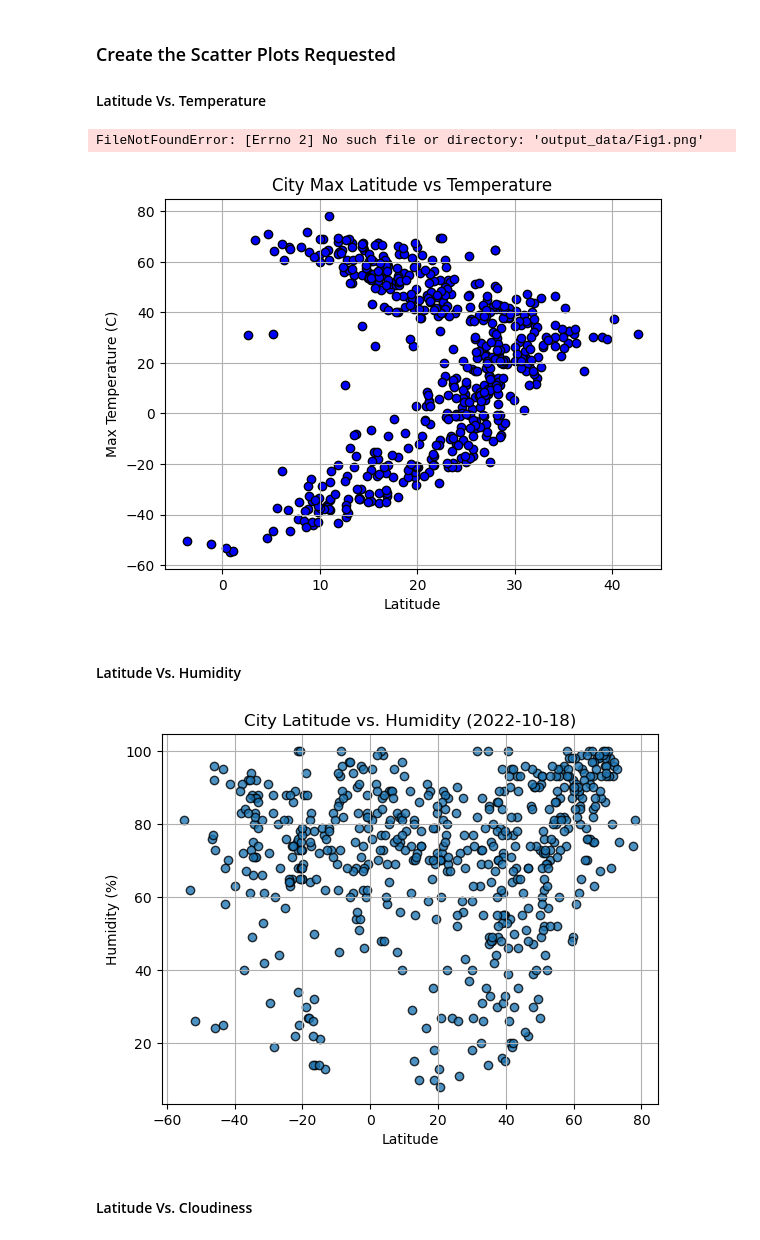
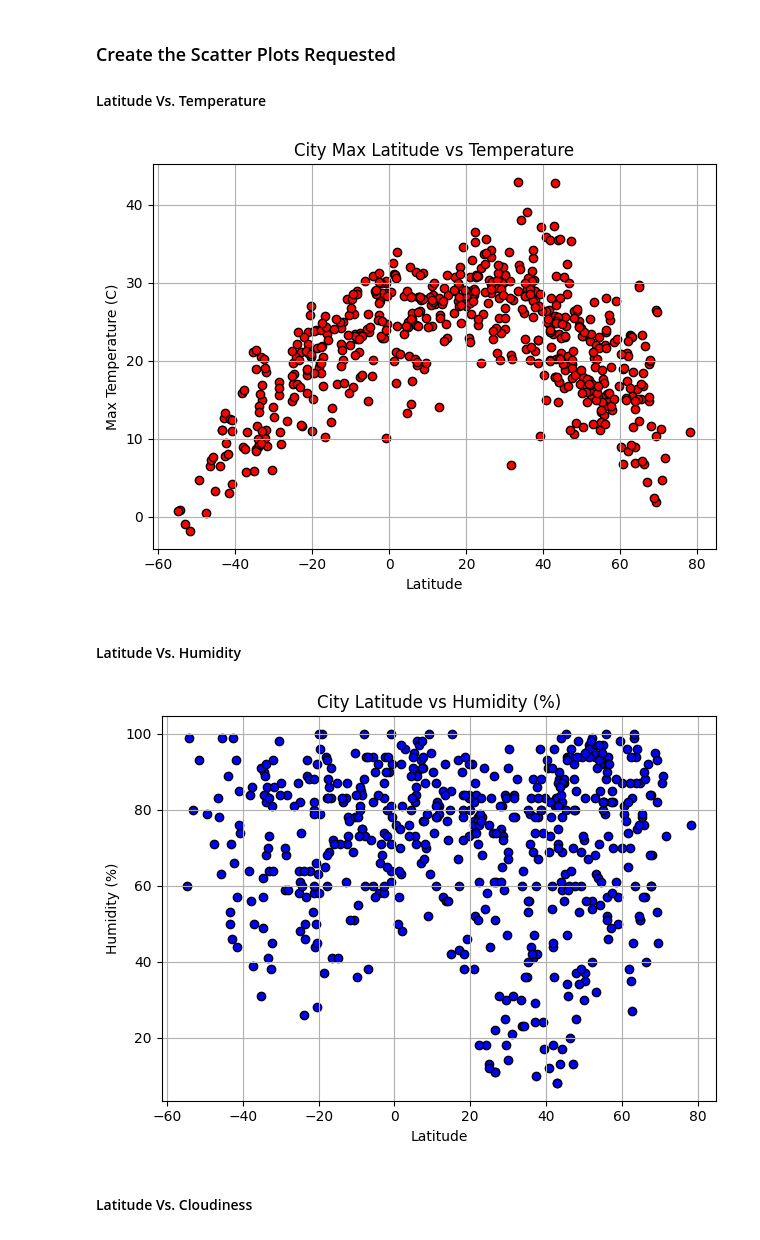
Before and after one commit to davsssss/python-api-challenge, a Jupyter notebook: WeatherPy/WeatherPy.ipynb, the cells around one changed output. Drawn from its saved outputs; the diff is of its cells as text; code cells hidden in the pictures.

```diff
--- a/WeatherPy/WeatherPy.ipynb
+++ b/WeatherPy/WeatherPy.ipynb
@@ -188,30 +189,33 @@ city_data_df.head()
 #### Latitude Vs. Temperature
 # %%
 # Build scatter plot for latitude vs. temperature
-plt.scatter(city_data_df["Max Temp"], city_data_df["Lat"],color="b", edgecolors='black')
+plt.scatter(city_data_df["Lat"], city_data_df["Max Temp"],color="r", edgecolors='black')
 
 # Incorporate the other graph properties
 plt.xlabel("Latitude")
 plt.ylabel("Max Temperature (C)")
+plt.title("City Max Latitude vs Temperature")
 plt.grid()
-plt.title("City Max Latitude vs Temperature")
-
+plt.tight_layout()
 # Save the figure
 plt.savefig("output_data/Fig1.png")
 
 # Show plot
 plt.show()
 # %% [output]
-FileNotFoundError: [Errno 2] No such file or directory: 'output_data/Fig1.png'
-[figure, old version]
+[figure, new version]
 # %% [markdown]
 #### Latitude Vs. Humidity
 # %%
 # Build the scatter plots for latitude vs. humidity
-# YOUR CODE HERE
+plt.scatter(city_data_df["Lat"], city_data_df["Humidity"],color="b", edgecolors='black')
 
 # Incorporate the other graph properties
-# YOUR CODE HERE
+plt.xlabel("Latitude")
+plt.ylabel("Humidity (%)")
+plt.title("City Latitude vs Humidity (%)")
+plt.grid()
+plt.tight_layout()
 
 # Save the figure
 plt.savefig("output_data/Fig2.png")
@@ -219,7 +223,7 @@ plt.savefig("output_data/Fig2.png")
 # Show plot
 plt.show()
 # %% [output]
-[figure, old version]
+[figure, new version]
 # %% [markdown]
 #### Latitude Vs. Cloudiness
 # %%
```
Also changed, not shown: parts of 34 cells of this notebook, 5 other files.
